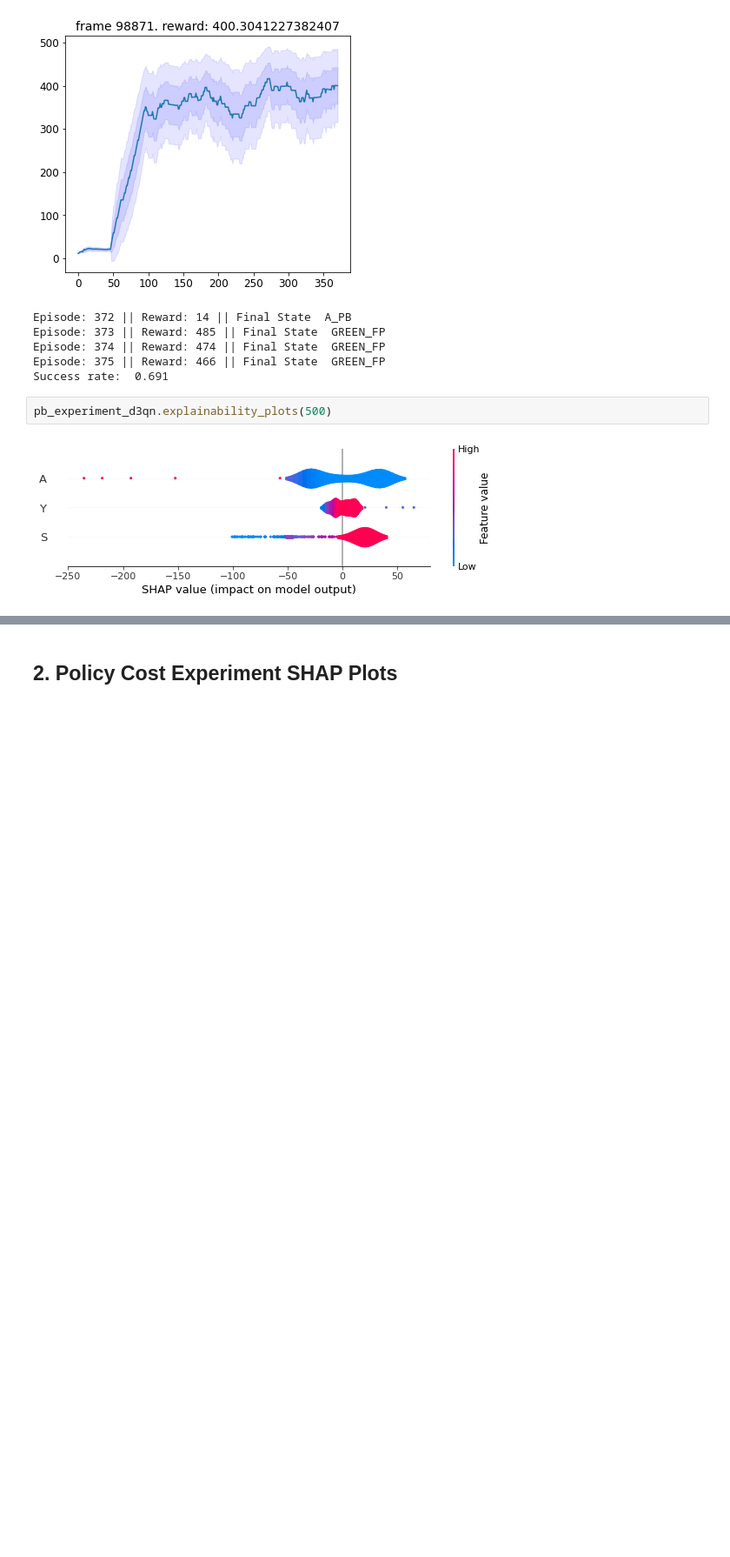
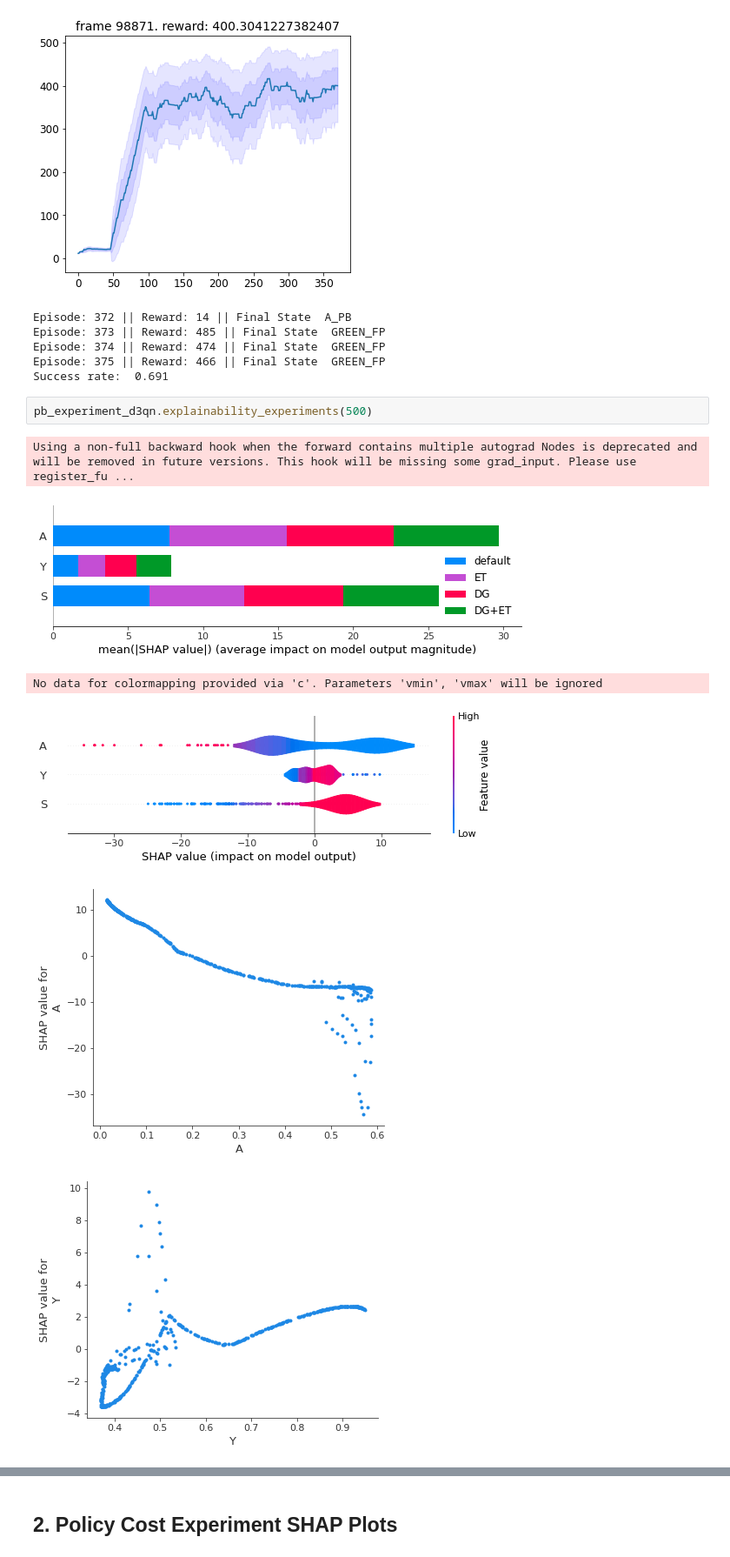
Before and after one commit to fionahtt/climate_rl_explainability, a Jupyter notebook: src/explainability.ipynb, the cells around one changed output, grey strips where cells are left out. Shown at 87% size. Drawn from its saved outputs; the diff is of its cells as text; blank space fills up the shorter version.

Commit message:
critical states experiment

```diff
--- a/src/explainability.ipynb
+++ b/src/explainability.ipynb
@@ -40,6 +47,11 @@ Episode: 374 || Reward: 474 || Final State  GREEN_FP
 Episode: 375 || Reward: 466 || Final State  GREEN_FP
 Success rate:  0.691
 # %%
-pb_experiment_d3qn.explainability_plots(500)
+pb_experiment_d3qn.explainability_experiments(500)
 # %% [output]
+Using a non-full backward hook when the forward contains multiple autograd Nodes is deprecated and will be removed in future versions. This hook will be missing some grad_input. Please use register_fu ...
-[figure, old version]
+[figure, new version]
+No data for colormapping provided via 'c'. Parameters 'vmin', 'vmax' will be ignored
+[figure, added]
+[figure, added]
+[figure, added]
```
Also changed, not shown: parts of 6 cells of this notebook, 5 other files.
